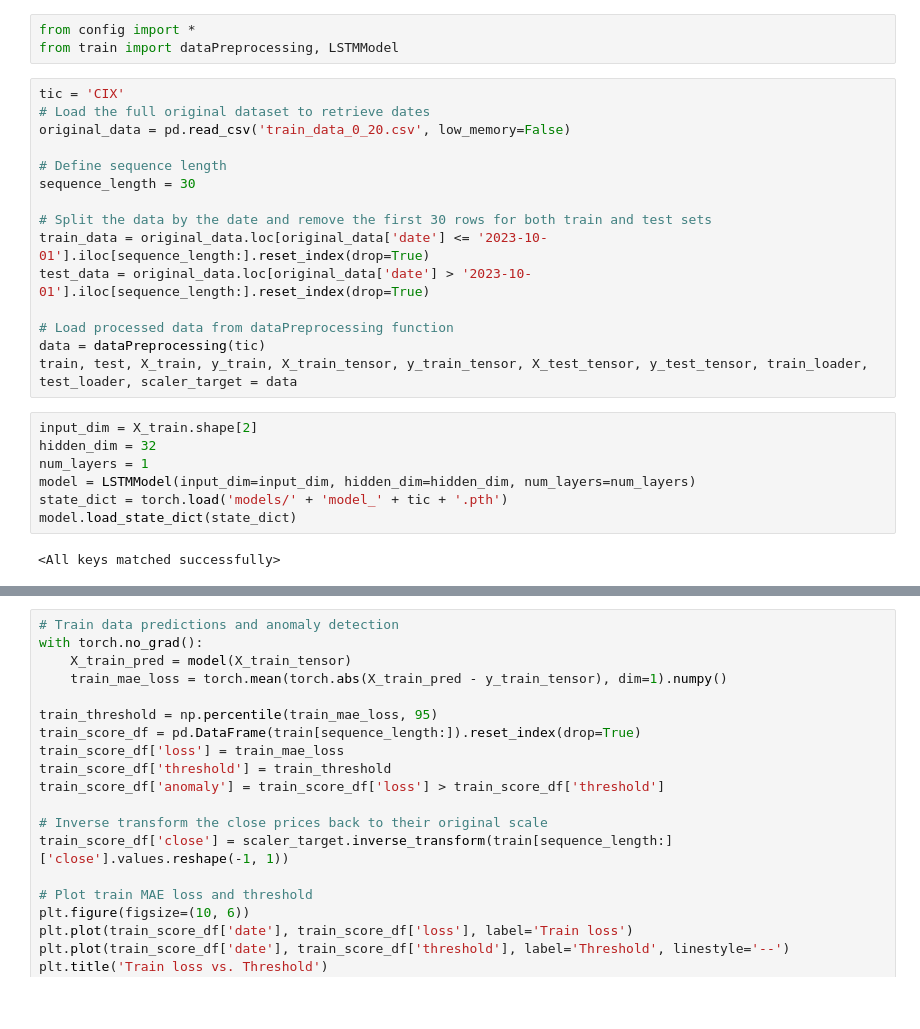
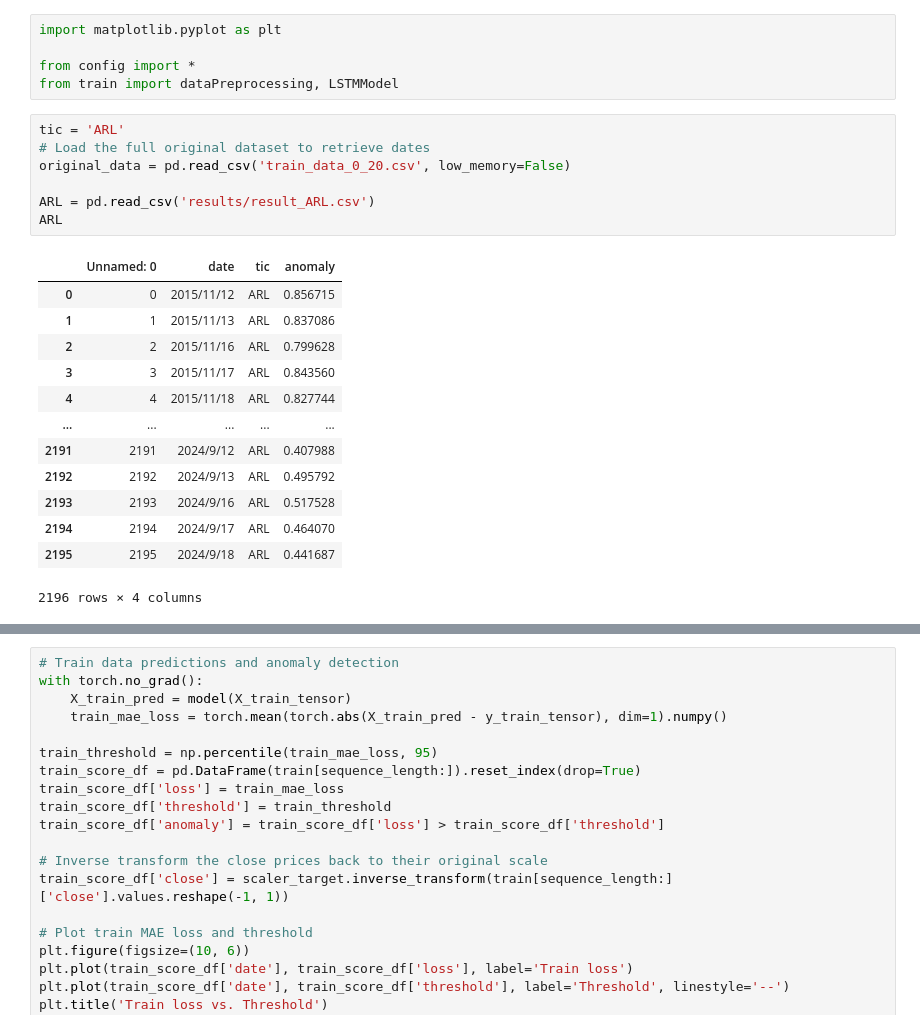
Before and after one commit to HerronYang/BBG_Capstone, a Jupyter notebook: LSTM/display.ipynb, the cells around one changed output, grey strips where cells are left out. Drawn from its saved outputs; the diff is of its cells as text; blank space fills up the shorter version.

```diff
--- a/LSTM/display.ipynb
+++ b/LSTM/display.ipynb
@@ -1,27 +1,26 @@
 # %%
+import matplotlib.pyplot as plt
+
 from config import *
 from train import dataPreprocessing, LSTMModel
-# %%
-tic = 'CIX'
-# Load the full original dataset to retrieve dates
-original_data = pd.read_csv('train_data_0_20.csv', low_memory=False)
-
-# Define sequence length
-sequence_length = 30
-
-# Split the data by the date and remove the first 30 rows for both train and test sets
-train_data = original_data.loc[original_data['date'] <= '2023-10-01'].iloc[sequence_length:].reset_index(drop=True)
-test_data = original_data.loc[original_data['date'] > '2023-10-01'].iloc[sequence_length:].reset_index(drop=True)
-
-# Load processed data from dataPreprocessing function
-data = dataPreprocessing(tic)
-train, test, X_train, y_train, X_train_tensor, y_train_tensor, X_test_tensor, y_test_tensor, train_loader, test_loader, scaler_target = data
-# %%
-input_dim = X_train.shape[2]
-hidden_dim = 32
-num_layers = 1
-model = LSTMModel(input_dim=input_dim, hidden_dim=hidden_dim, num_layers=num_layers)
-state_dict = torch.load('models/' + 'model_' + tic + '.pth')
-model.load_state_dict(state_dict)
-# %% [output]
-<All keys matched successfully>
+# %%
+tic = 'ARL'
+# Load the full original dataset to retrieve dates
+original_data = pd.read_csv('train_data_0_20.csv', low_memory=False)
+
+ARL = pd.read_csv('results/result_ARL.csv')
+ARL
+# %% [output]
+|  | Unnamed: 0 | date | tic | anomaly |
+| 0 | 0 | 2015/11/12 | ARL | 0.856715 |
+| 1 | 1 | 2015/11/13 | ARL | 0.837086 |
+| 2 | 2 | 2015/11/16 | ARL | 0.799628 |
+| 3 | 3 | 2015/11/17 | ARL | 0.843560 |
+| 4 | 4 | 2015/11/18 | ARL | 0.827744 |
+| ... | ... | ... | ... | ... |
+| 2191 | 2191 | 2024/9/12 | ARL | 0.407988 |
+| 2192 | 2192 | 2024/9/13 | ARL | 0.495792 |
+| 2193 | 2193 | 2024/9/16 | ARL | 0.517528 |
+| 2194 | 2194 | 2024/9/17 | ARL | 0.464070 |
+| 2195 | 2195 | 2024/9/18 | ARL | 0.441687 |
+2196 rows × 4 columns
```
Also changed, not shown: parts of 1 cell of this notebook, 20 other files.
